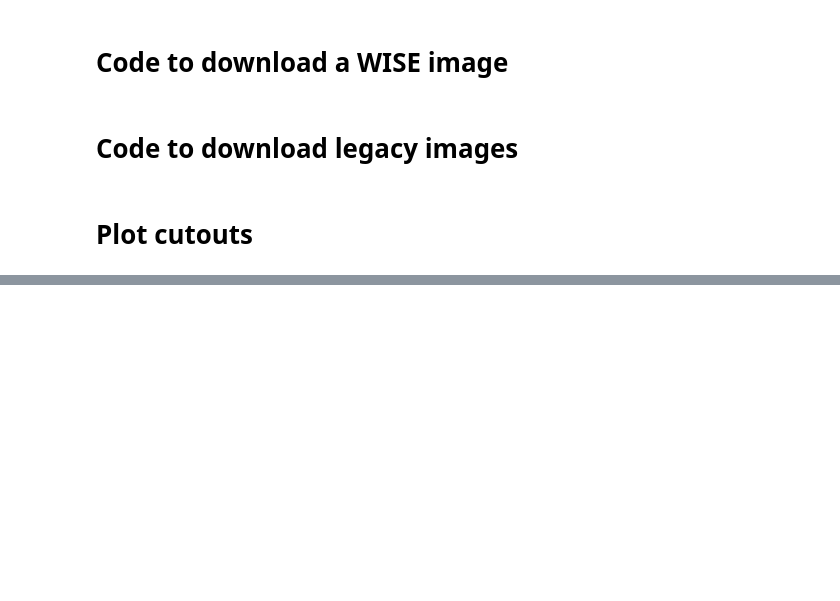
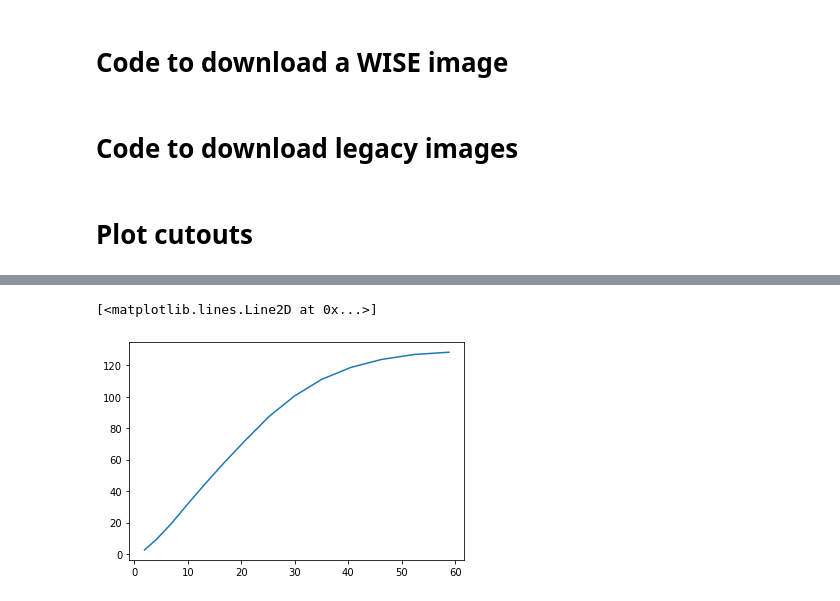
Before and after one commit to rfinn/APPSS, a Jupyter notebook: notebooks/download_wise_images.ipynb, the cells around one changed output, grey strips where cells are left out. Cells and saved outputs as stored; diff of their text form; code cells hidden in the pictures; blank space fills up the shorter version.

```diff
--- a/notebooks/download_wise_images.ipynb
+++ b/notebooks/download_wise_images.ipynb
@@ -168,0 +244,2 @@ for i,im in enumerate(imagefiles):
+# %%
+ptab = Table.read('AGC005066-legacy-120-r-phot.fits')
@@ -168,0 +283,7 @@ for i,im in enumerate(imagefiles):
+# %%
+%matplotlib notebook
+plt.figure()
+plt.plot(ptab['sma_arcsec'],ptab['flux'])
+# %% [output]
+[<matplotlib.lines.Line2D at 0x...>]
+[figure, added]
```
Also changed, not shown: parts of 42 cells of this notebook.
